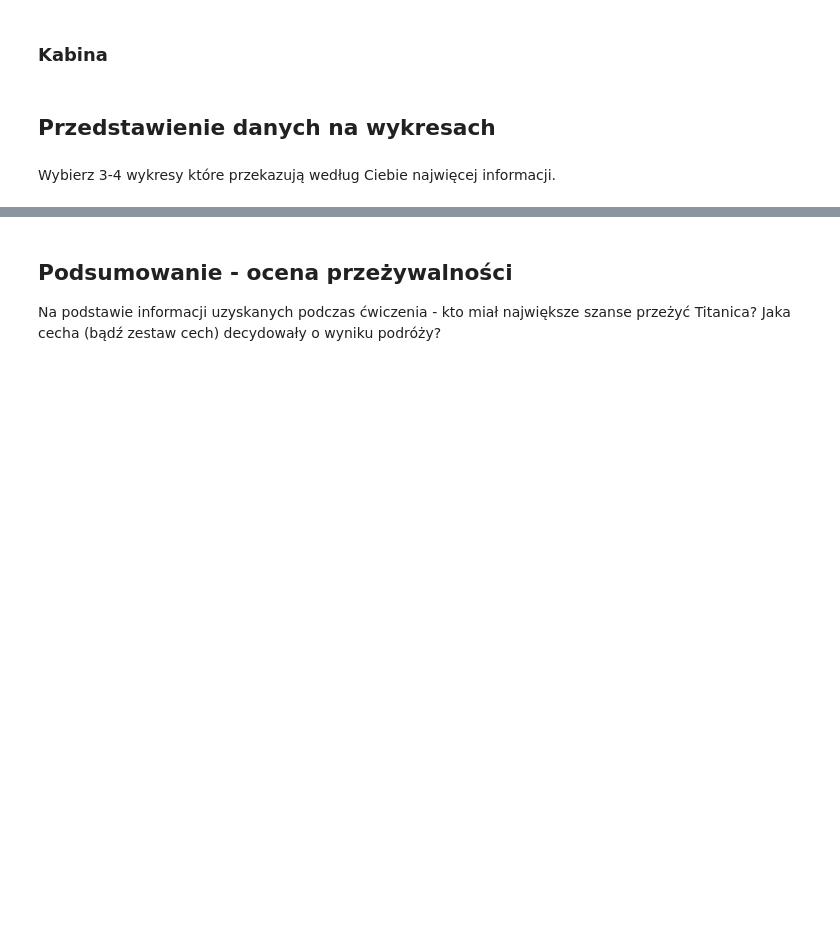
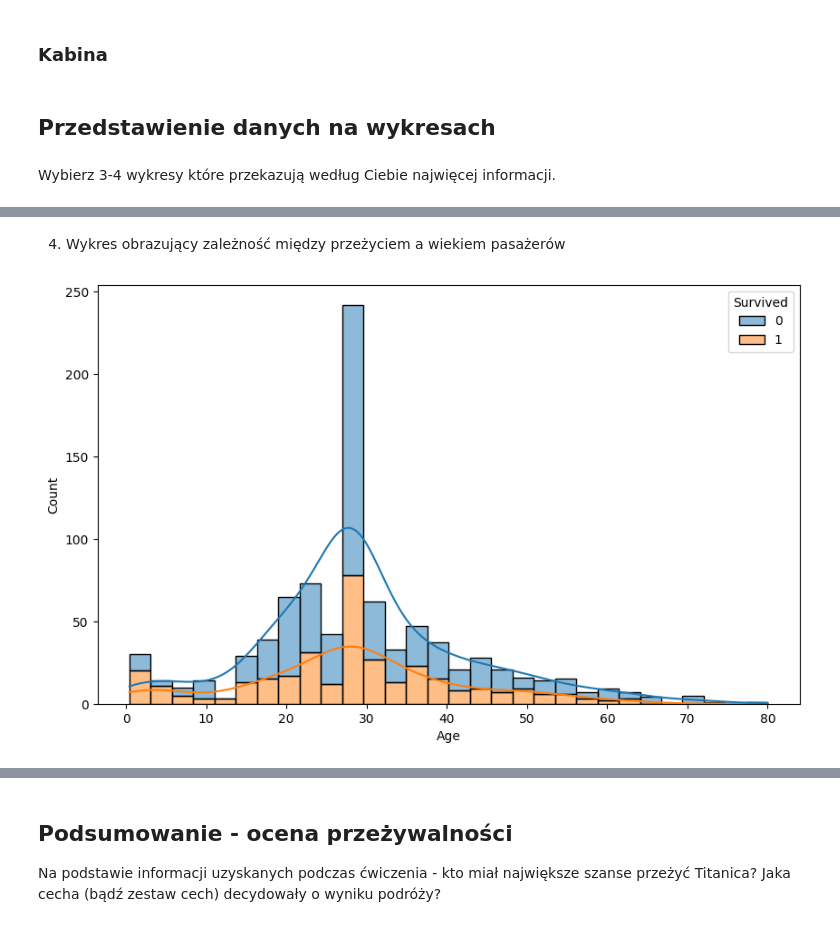
Before and after one commit to Zajecia-na-PWr-LR/lista-1-lenamackiewicz, a Jupyter notebook: UczenieMaszynowe_25_26_Lista2.ipynb, the cells around one changed output, grey strips where cells are left out. Cells and saved outputs as stored; diff of their text form; code cells hidden in the pictures; blank space fills up the shorter version.

```diff
--- a/UczenieMaszynowe_25_26_Lista2.ipynb
+++ b/UczenieMaszynowe_25_26_Lista2.ipynb
@@ -144,0 +230,15 @@ Wybierz 3-4 wykresy które przekazują według Ciebie najwięcej informacji.
+# %% [markdown]
+4. Wykres obrazujący zależność między przeżyciem a wiekiem pasażerów
+# %%
+plt.figure(figsize=(10, 6))
+sns.histplot(
+    data=titanic,
+    x='Age',
+    hue='Survived',
+    multiple='stack',
+    bins=30,
+    kde=True
+)
+plt.show()
+# %% [output]
+[figure, added]
```
Also changed, not shown: parts of 40 cells of this notebook.
